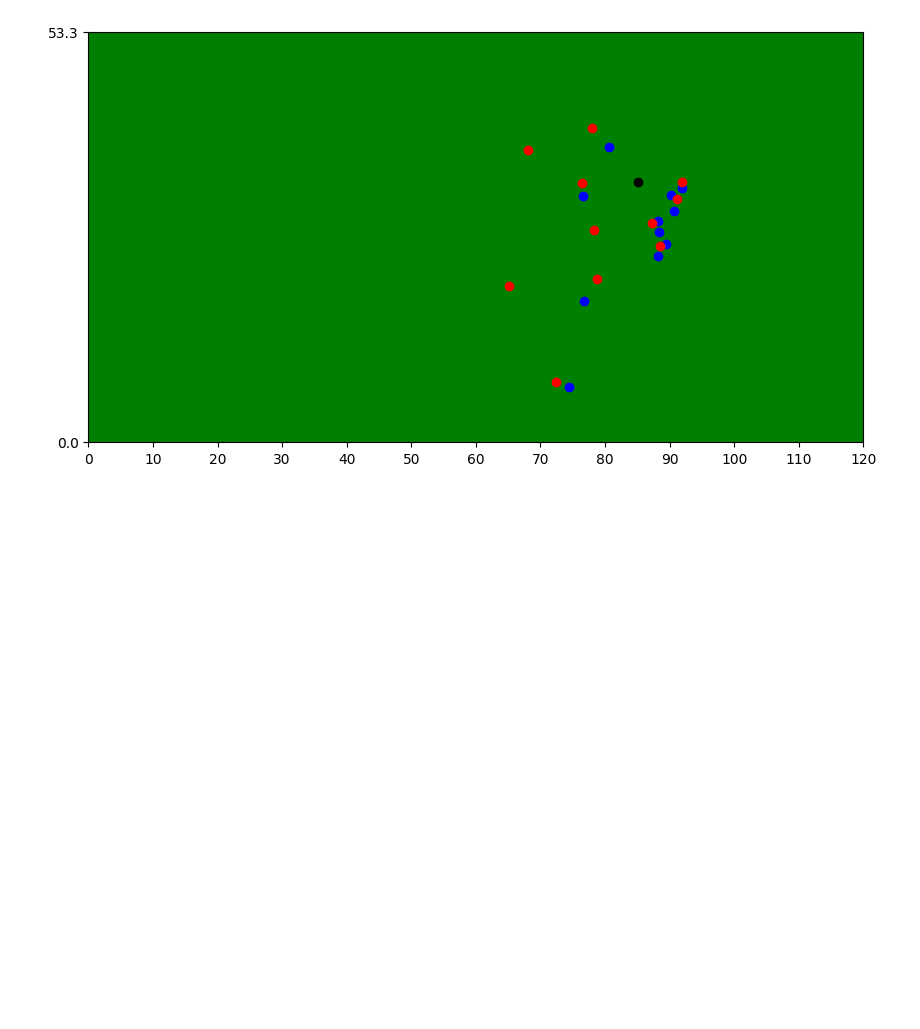
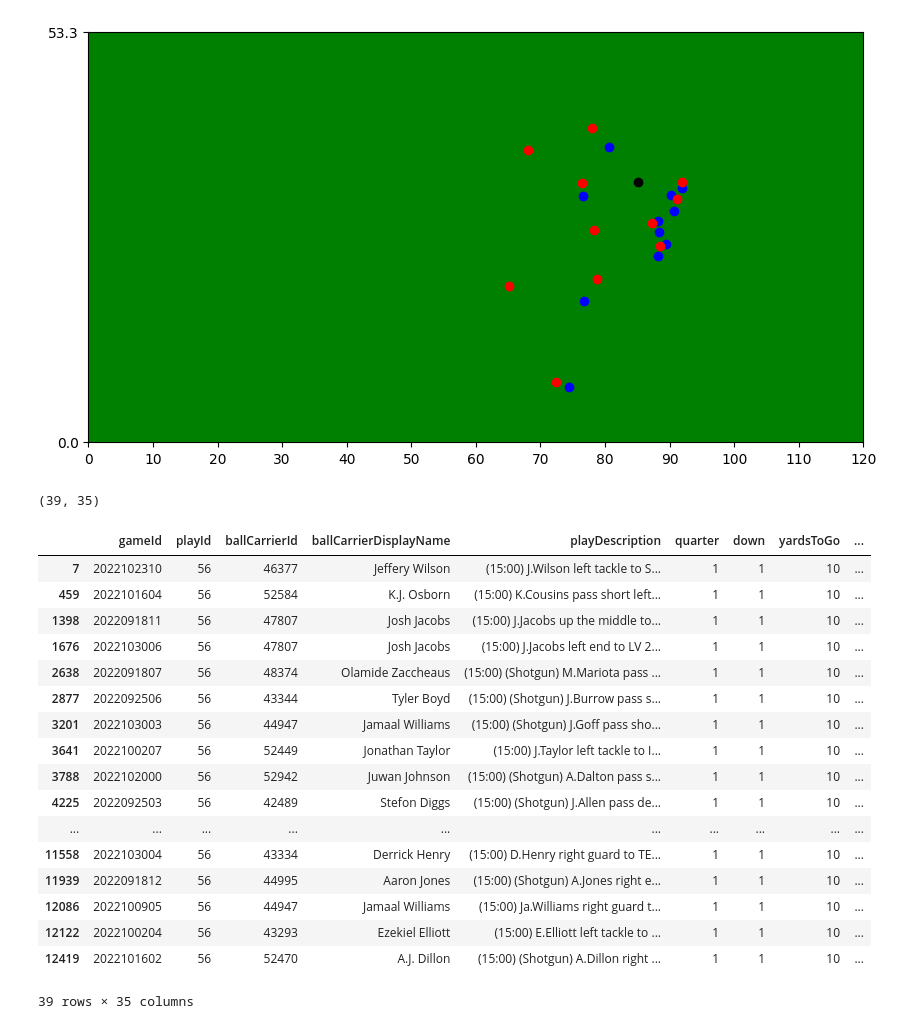
Before and after one commit to Alf-caput/NFL2022_TacklePredictNN, a Jupyter notebook: PracticaFinal_TacklingNFL.ipynb, the cells around one changed output. Saved outputs shown, nothing was run; the diff lists cells and outputs as text; code cells hidden in the pictures; blank space fills up the shorter version.

```diff
--- a/PracticaFinal_TacklingNFL.ipynb
+++ b/PracticaFinal_TacklingNFL.ipynb
@@ -175,3 +175,27 @@ ax.set_facecolor('green')
 plt.show()
 # %% [output]
 [figure]
+# %%
+df = dfs['plays'][dfs['plays']['playId'] == 56]
+print(df.values.shape)
+df
+# %% [output]
+(39, 35)
+|  | gameId | playId | ballCarrierId | ballCarrierDisplayName | playDescription | quarter | down | yardsToGo | ... |
+| 7 | 2022102310 | 56 | 46377 | Jeffery Wilson | (15:00) J.Wilson left tackle to S... | 1 | 1 | 10 | ... |
+| 459 | 2022101604 | 56 | 52584 | K.J. Osborn | (15:00) K.Cousins pass short left... | 1 | 1 | 10 | ... |
+| 1398 | 2022091811 | 56 | 47807 | Josh Jacobs | (15:00) J.Jacobs up the middle to... | 1 | 1 | 10 | ... |
+| 1676 | 2022103006 | 56 | 47807 | Josh Jacobs | (15:00) J.Jacobs left end to LV 2... | 1 | 1 | 10 | ... |
+| 2638 | 2022091807 | 56 | 48374 | Olamide Zaccheaus | (15:00) (Shotgun) M.Mariota pass ... | 1 | 1 | 10 | ... |
+| 2877 | 2022092506 | 56 | 43344 | Tyler Boyd | (15:00) (Shotgun) J.Burrow pass s... | 1 | 1 | 10 | ... |
+| 3201 | 2022103003 | 56 | 44947 | Jamaal Williams | (15:00) (Shotgun) J.Goff pass sho... | 1 | 1 | 10 | ... |
+| 3641 | 2022100207 | 56 | 52449 | Jonathan Taylor | (15:00) J.Taylor left tackle to I... | 1 | 1 | 10 | ... |
+| 3788 | 2022102000 | 56 | 52942 | Juwan Johnson | (15:00) (Shotgun) A.Dalton pass s... | 1 | 1 | 10 | ... |
+| 4225 | 2022092503 | 56 | 42489 | Stefon Diggs | (15:00) (Shotgun) J.Allen pass de... | 1 | 1 | 10 | ... |
+| ... | ... | ... | ... | ... | ... | ... | ... | ... | ... |
+| 11558 | 2022103004 | 56 | 43334 | Derrick Henry | (15:00) D.Henry right guard to TE... | 1 | 1 | 10 | ... |
+| 11939 | 2022091812 | 56 | 44995 | Aaron Jones | (15:00) (Shotgun) A.Jones right e... | 1 | 1 | 10 | ... |
+| 12086 | 2022100905 | 56 | 44947 | Jamaal Williams | (15:00) Ja.Williams right guard t... | 1 | 1 | 10 | ... |
+| 12122 | 2022100204 | 56 | 43293 | Ezekiel Elliott | (15:00) E.Elliott left tackle to ... | 1 | 1 | 10 | ... |
+| 12419 | 2022101602 | 56 | 52470 | A.J. Dillon | (15:00) (Shotgun) A.Dillon right ... | 1 | 1 | 10 | ... |
+39 rows × 35 columns
```
Also changed, not shown: parts of 2 cells of this notebook, 1 other file.
